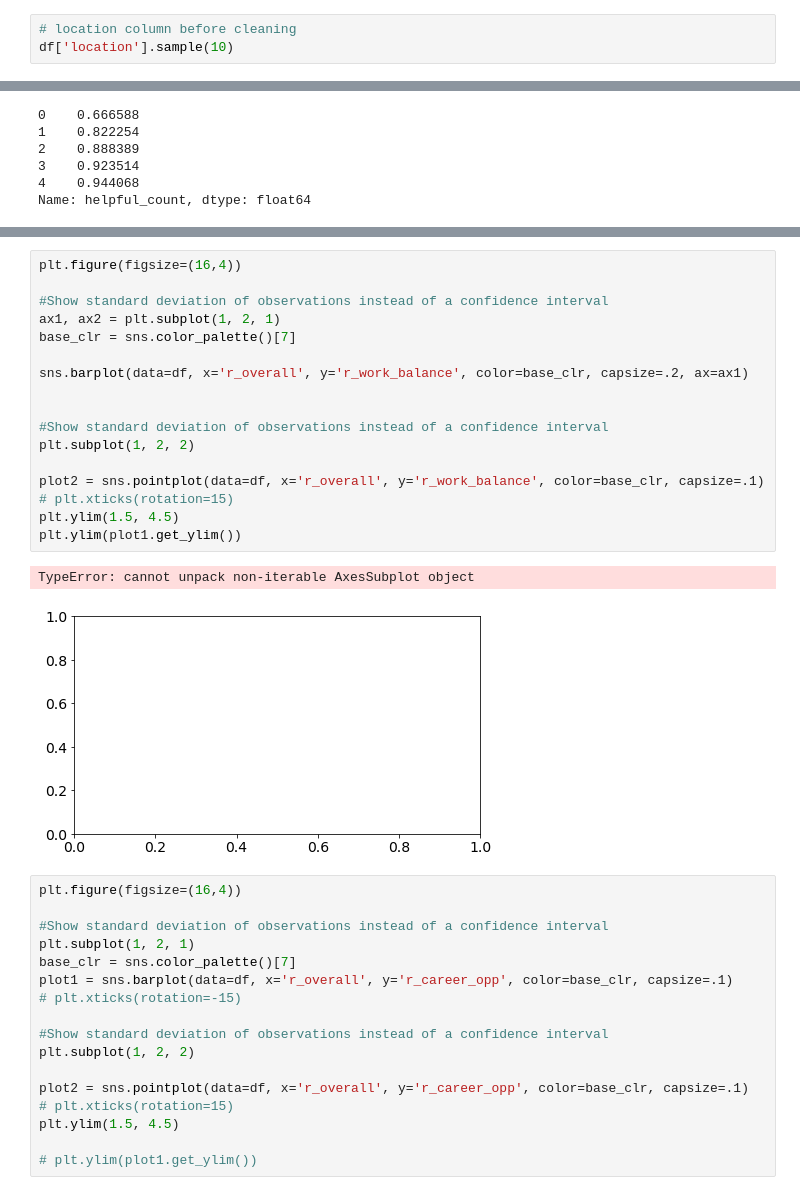
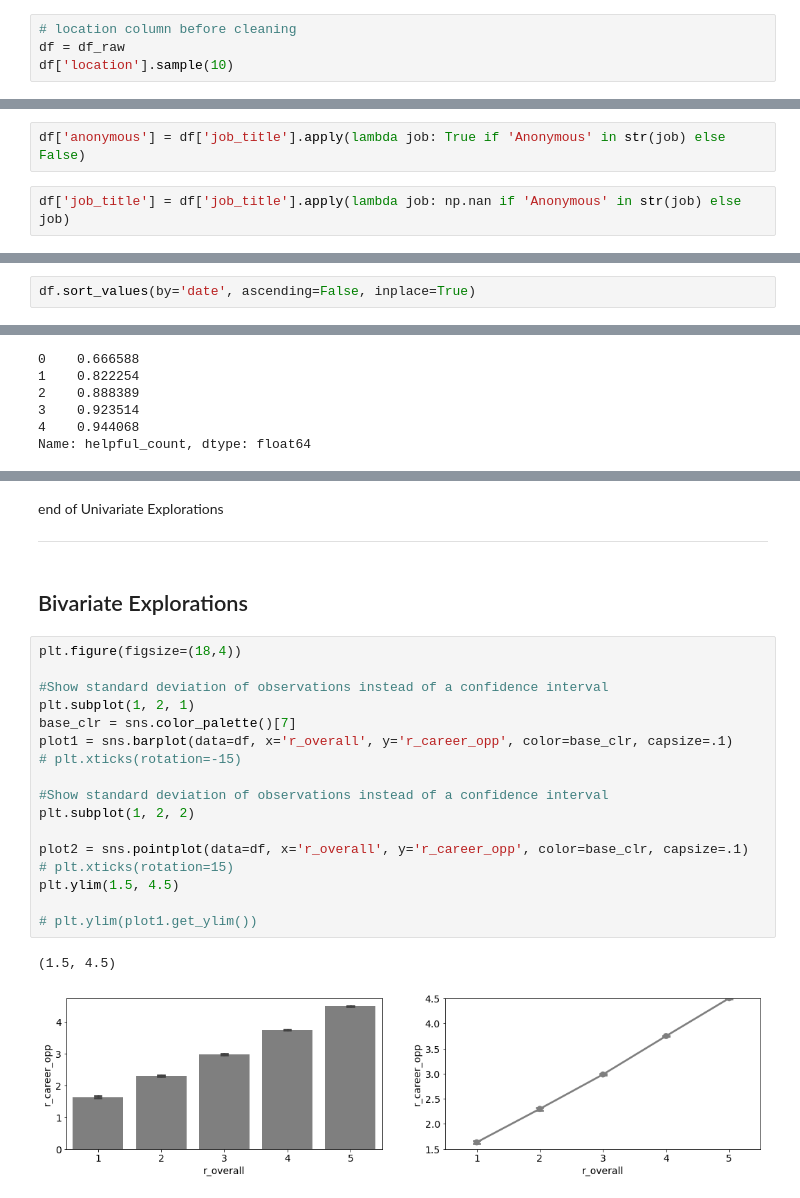
Before and after one commit to bnikanjam/eda_glassdoor, a Jupyter notebook: top_tech_workplace_experiance.ipynb, the cells around one changed output, grey strips where cells are left out. Cells and saved outputs as stored; diff of their text form.

```diff
--- a/top_tech_workplace_experiance.ipynb
+++ b/top_tech_workplace_experiance.ipynb
@@ -189,4 +234,5 @@ Enter,  y  if you would like to open and see these sample reviews\` urls?
 # %%
 # location column before cleaning
+df = df_raw
 df['location'].sample(10)
 # %% [output]
@@ -286,0 +349,4 @@ df['job_title'] = df['job-title'].apply(lambda column: column.split('-')[1])
+# %%
+df['anonymous'] = df['job_title'].apply(lambda job: True if 'Anonymous' in str(job) else False)
+# %%
+df['job_title'] = df['job_title'].apply(lambda job: np.nan if 'Anonymous' in str(job) else job)
@@ -299,0 +383,2 @@ df.date = pd.to_datetime(df.date, errors='coerce')
+# %%
+df.sort_values(by='date', ascending=False, inplace=True)
@@ -512,37 +596,25 @@ ____
+# %% [markdown]
+end of Univariate Explorations
+____
+# %% [markdown]
+## Bivariate Explorations
 # %%
-plt.figure(figsize=(16,4))
+plt.figure(figsize=(18,4))
 
 #Show standard deviation of observations instead of a confidence interval
-ax1, ax2 = plt.subplot(1, 2, 1)
+plt.subplot(1, 2, 1)
 base_clr = sns.color_palette()[7]
-
-sns.barplot(data=df, x='r_overall', y='r_work_balance', color=base_clr, capsize=.2, ax=ax1)
-
+plot1 = sns.barplot(data=df, x='r_overall', y='r_career_opp', color=base_clr, capsize=.1)
+# plt.xticks(rotation=-15)
 
 #Show standard deviation of observations instead of a confidence interval
 plt.subplot(1, 2, 2)
 
-plot2 = sns.pointplot(data=df, x='r_overall', y='r_work_balance', color=base_clr, capsize=.1)
+plot2 = sns.pointplot(data=df, x='r_overall', y='r_career_opp', color=base_clr, capsize=.1)
 # plt.xticks(rotation=15)
 plt.ylim(1.5, 4.5)
-plt.ylim(plot1.get_ylim())
+
+# plt.ylim(plot1.get_ylim())
 # %% [output]
-TypeError: cannot unpack non-iterable AxesSubplot object
+(1.5, 4.5)
-[figure, old version]
+[figure, new version]
-# %%
-plt.figure(figsize=(16,4))
-
-#Show standard deviation of observations instead of a confidence interval
-plt.subplot(1, 2, 1)
-base_clr = sns.color_palette()[7]
-plot1 = sns.barplot(data=df, x='r_overall', y='r_career_opp', color=base_clr, capsize=.1)
-# plt.xticks(rotation=-15)
-
-#Show standard deviation of observations instead of a confidence interval
-plt.subplot(1, 2, 2)
-
-plot2 = sns.pointplot(data=df, x='r_overall', y='r_career_opp', color=base_clr, capsize=.1)
-# plt.xticks(rotation=15)
-plt.ylim(1.5, 4.5)
-
-# plt.ylim(plot1.get_ylim())
```
Also changed, not shown: parts of 78 cells of this notebook.
